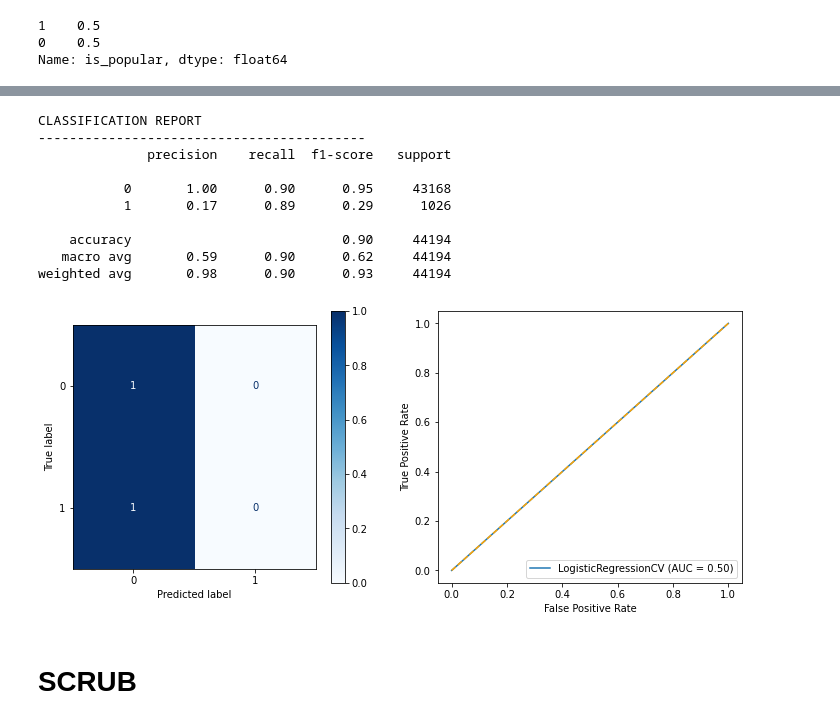
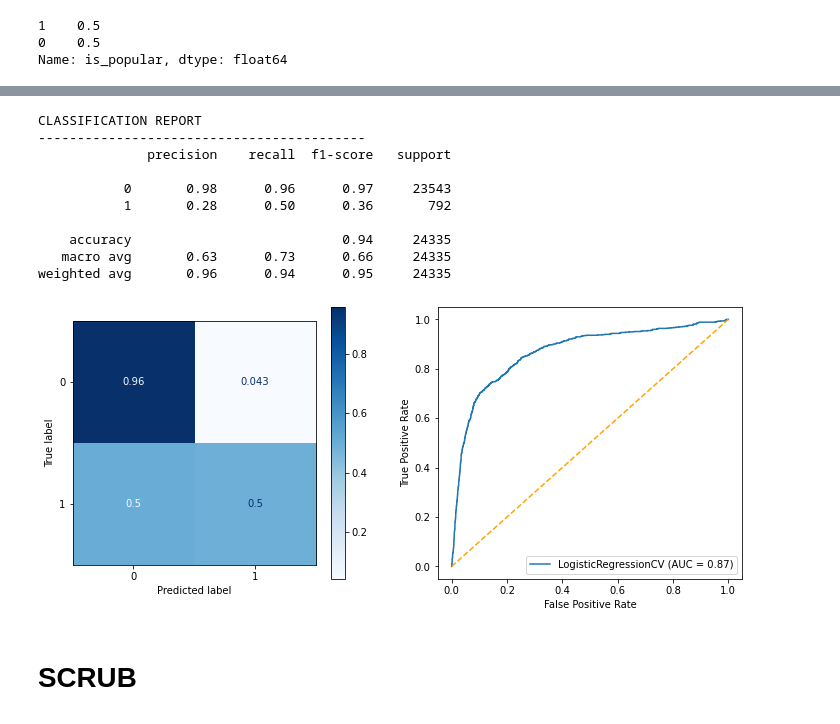
Before and after one commit to ebtezcan/Spotify-Song-Popularity-Prediction, a Jupyter notebook: index_OSEMN_plus_mvp.ipynb, the cells around one changed output, grey strips where cells are left out. Cells and saved outputs as stored; diff of their text form; code cells hidden in the pictures.

```diff
--- a/index_OSEMN_plus_mvp.ipynb
+++ b/index_OSEMN_plus_mvp.ipynb
@@ -668,0 +778,5 @@ weighted avg       0.97      0.97      0.97     44194
+# %%
+sm = SMOTENC(categorical_features=cat_cols)
+
+X_train_sm, y_train_sm = sm.fit_resample(X_train, y_train)
+y_train_sm.value_counts(normalize=True)
@@ -673,16 +791,16 @@ from sklearn.preprocessing import StandardScaler
 
 scaler = StandardScaler()
 
-X_train_sc = scaler.fit_transform(X_train)
+X_train_sm_sc = scaler.fit_transform(X_train_sm)
 X_test_sc = scaler.transform(X_test)
 # %% [markdown]
 ### Model #3 - LogRegCV
 # %%
-from imblearn.over_sampling import SMOTE, SMOTENC
-sm = SMOTE()
+# from imblearn.over_sampling import SMOTE, SMOTENC
+# sm = SMOTENC()
 
-X_train_sm, y_train_sm = smote.fit_resample(X_train_sc, y_train)
-y_train_sm.value_counts(normalize=True)
+# X_train_sm, y_train_sm = smote.fit_resample(X_train_sc, y_train)
+# y_train_sm.value_counts(normalize=True)
 # %% [output]
 1    0.5
 0    0.5
@@ -689,0 +811,8 @@ Name: is_popular, dtype: float64
+# %%
+clf = LogisticRegression(class_weight='balanced')
+
+# gridsearch = GridSearchCV(estimator=clf, param_grid = )
+
+clf.fit(X_train_sm_sc,  y_train_sm)
+y_pred = clf.predict(X_test_sc)
+classification(y_test, y_pred, X_test_sc, clf)
@@ -690,21 +831,21 @@ Name: is_popular, dtype: float64
 # %%
 from sklearn.linear_model import LogisticRegressionCV
-clf = LogisticRegressionCV(cv=5)
-clf.fit(X_train_sm,  y_train_sm)
+clf = LogisticRegressionCV(cv=5, class_weight='balanced')
+clf.fit(X_train_sm_sc,  y_train_sm)
 y_pred = clf.predict(X_test_sc)
-classification(y_test, y_pred, X_test, clf)
+classification(y_test, y_pred, X_test_sc, clf)
 # %% [output]
 CLASSIFICATION REPORT
 ------------------------------------------
               precision    recall  f1-score   support
 
-           0       1.00      0.90      0.95     43168
-           1       0.17      0.89      0.29      1026
+           0       0.98      0.96      0.97     23543
+           1       0.28      0.50      0.36       792
 
-    accuracy                           0.90     44194
-   macro avg       0.59      0.90      0.62     44194
-weighted avg       0.98      0.90      0.93     44194
+    accuracy                           0.94     24335
+   macro avg       0.63      0.73      0.66     24335
+weighted avg       0.96      0.94      0.95     24335
-[figure, old version]
+[figure, new version]
 # %% [markdown]
 # SCRUB
 # %% [markdown]
```
Also changed, not shown: parts of 16 cells of this notebook.
